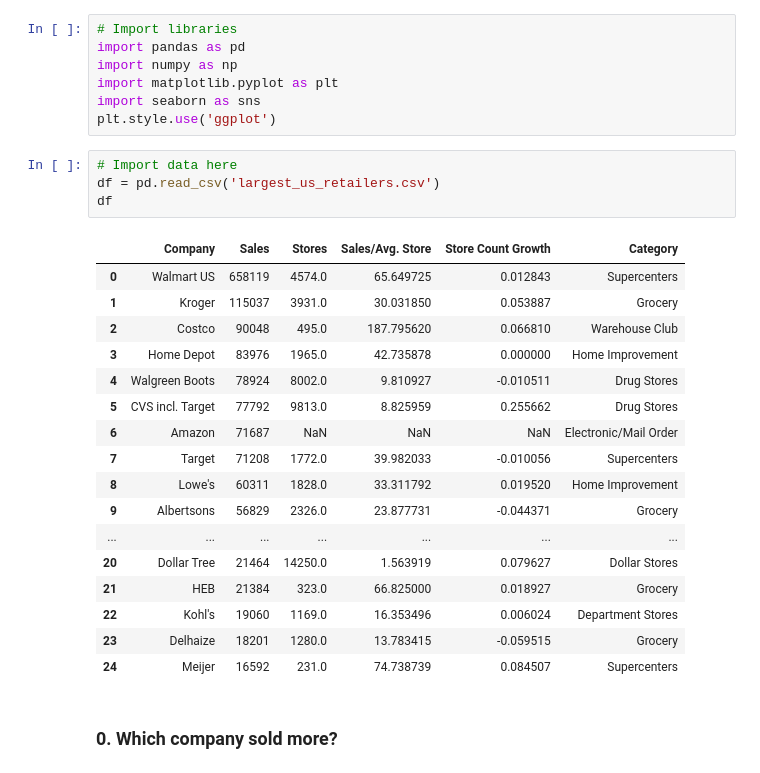
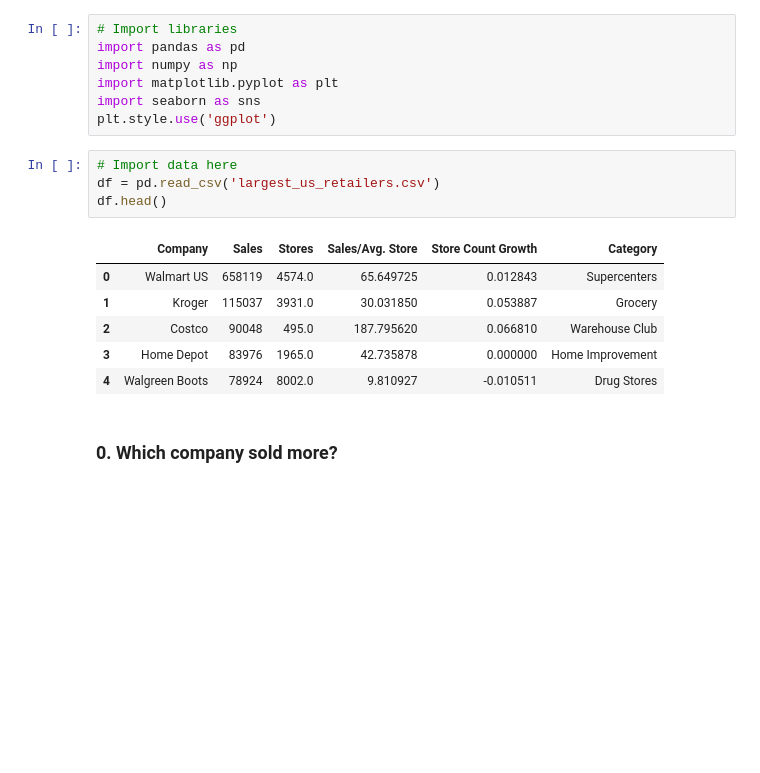
Before and after one commit to jbernalg/data_analysis_projects, a Jupyter notebook: Challenge_DataAcademy/Data_Analysis_Project.ipynb, the cells around one changed output. Drawn from its saved outputs; the diff is of its cells as text; blank space fills up the shorter version.

```diff
--- a/Challenge_DataAcademy/Data_Analysis_Project.ipynb
+++ b/Challenge_DataAcademy/Data_Analysis_Project.ipynb
@@ -10,25 +10,14 @@ plt.style.use('ggplot')
 # %%
 # Import data here
 df = pd.read_csv('largest_us_retailers.csv')
-df
+df.head()
 # %% [output]
 |  | Company | Sales | Stores | Sales/Avg. Store | Store Count Growth | Category |
 | 0 | Walmart US | 658119 | 4574.0 | 65.649725 | 0.012843 | Supercenters |
 | 1 | Kroger | 115037 | 3931.0 | 30.031850 | 0.053887 | Grocery |
 | 2 | Costco | 90048 | 495.0 | 187.795620 | 0.066810 | Warehouse Club |
 | 3 | Home Depot | 83976 | 1965.0 | 42.735878 | 0.000000 | Home Improvement |
 | 4 | Walgreen Boots | 78924 | 8002.0 | 9.810927 | -0.010511 | Drug Stores |
-| 5 | CVS incl. Target | 77792 | 9813.0 | 8.825959 | 0.255662 | Drug Stores |
-| 6 | Amazon | 71687 | NaN | NaN | NaN | Electronic/Mail Order |
-| 7 | Target | 71208 | 1772.0 | 39.982033 | -0.010056 | Supercenters |
-| 8 | Lowe's | 60311 | 1828.0 | 33.311792 | 0.019520 | Home Improvement |
-| 9 | Albertsons | 56829 | 2326.0 | 23.877731 | -0.044371 | Grocery |
-| ... | ... | ... | ... | ... | ... | ... |
-| 20 | Dollar Tree | 21464 | 14250.0 | 1.563919 | 0.079627 | Dollar Stores |
-| 21 | HEB | 21384 | 323.0 | 66.825000 | 0.018927 | Grocery |
-| 22 | Kohl's | 19060 | 1169.0 | 16.353496 | 0.006024 | Department Stores |
-| 23 | Delhaize | 18201 | 1280.0 | 13.783415 | -0.059515 | Grocery |
-| 24 | Meijer | 16592 | 231.0 | 74.738739 | 0.084507 | Supercenters |
 # %% [markdown]
 ### 0. Which company sold more?
 # %%
```
Also changed, not shown: parts of 4 cells of this notebook.
